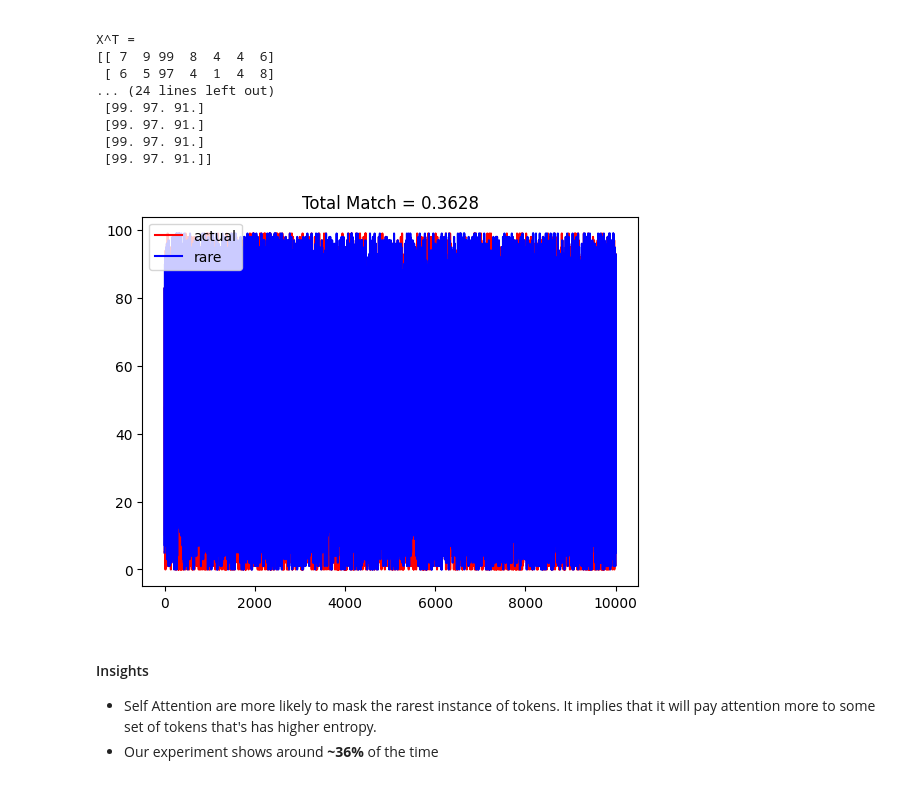
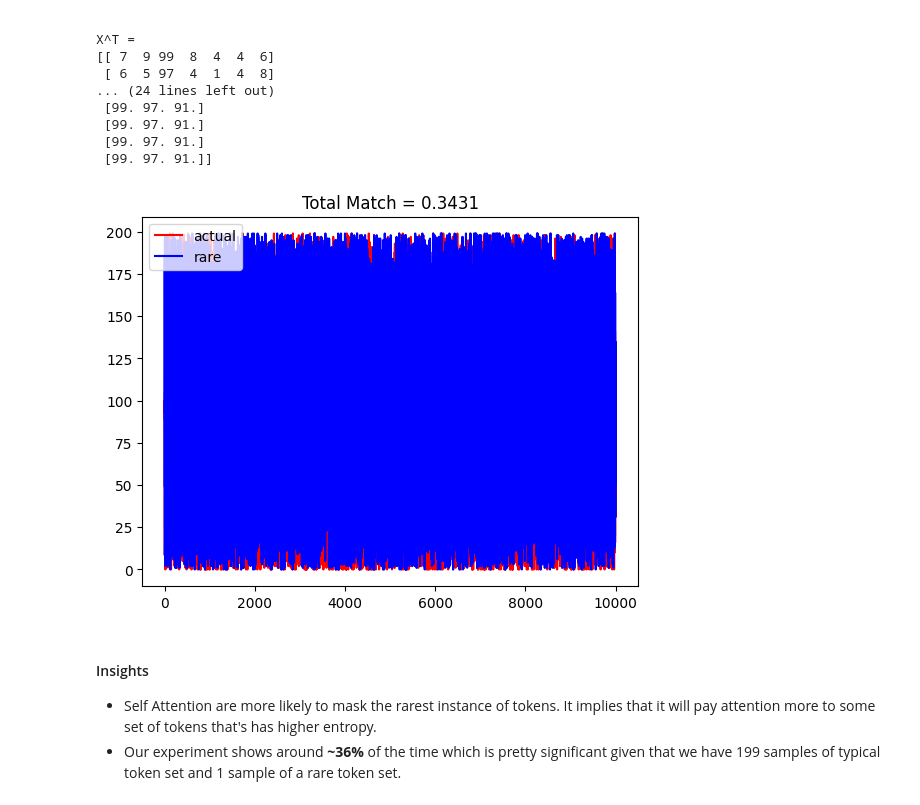
Before and after one commit to jumzzz/transformers-from-scratch, a Jupyter notebook: bishop/01-self-attention-basics.ipynb, the cells around one changed output. Cells and saved outputs as stored; diff of their text form; code cells hidden in the pictures.

```diff
--- a/bishop/01-self-attention-basics.ipynb
+++ b/bishop/01-self-attention-basics.ipynb
@@ -208,7 +208,7 @@ rare_row_index = []
 for sample in range(10000):
 
     start_row = 0
-    end_row = 100
+    end_row = 200
 
     rare_row = np.random.randint(0, end_row)
 
@@ -231,38 +231,37 @@ for sample in range(10000):
         rare_high = max(rare_r0, rare_r1)
 
     col_size = 10
     tokens_list = []
 
     for i in range(0, end_row):
         if i == rare_row:
             tokens_list.append(np.random.randint(rare_low, rare_high, col_size))
         else:
             tokens_list.append(np.random.randint(typical_low, typical_high, col_size))
 
     tokens = np.array(tokens_list)
 
     # Self-Attention
-    res = softmax(tokens @ tokens.T) @ tokens
-    actual_min_index.append(np.argmin(distance(res, tokens)))
+    atten_res = softmax(tokens @ tokens.T) @ tokens
+    actual_min_index.append(np.argmin(distance(atten_res, tokens)))
     rare_row_index.append(rare_row)
 
 total_match = 0
 for x,y in zip(actual_min_index, rare_row_index):
     if x == y:
         total_match += 1
 
 total_sample = len(actual_min_index)
-# np.round(total_match / 100)
 percent_match = total_match / total_sample
 
 plt.plot(np.arange(len(actual_min_index)), actual_min_index, color='red', label='actual')
 plt.plot(np.arange(len(actual_min_index)), rare_row_index, color='blue', label='rare')
 plt.title(f'Total Match = {percent_match}')
 plt.legend()
 plt.show()
 # %% [output]
-[figure, old version]
+[figure, new version]
 # %% [markdown]
 #### Insights
 - Self Attention are more likely to mask the rarest instance of tokens. It implies that it will pay attention more to some set of tokens that's has higher entropy.
-- Our experiment shows around **~36%** of the time
+- Our experiment shows around **~36%** of the time which is pretty significant given that we have 199 samples of typical token set and 1 sample of a rare token set.
```
